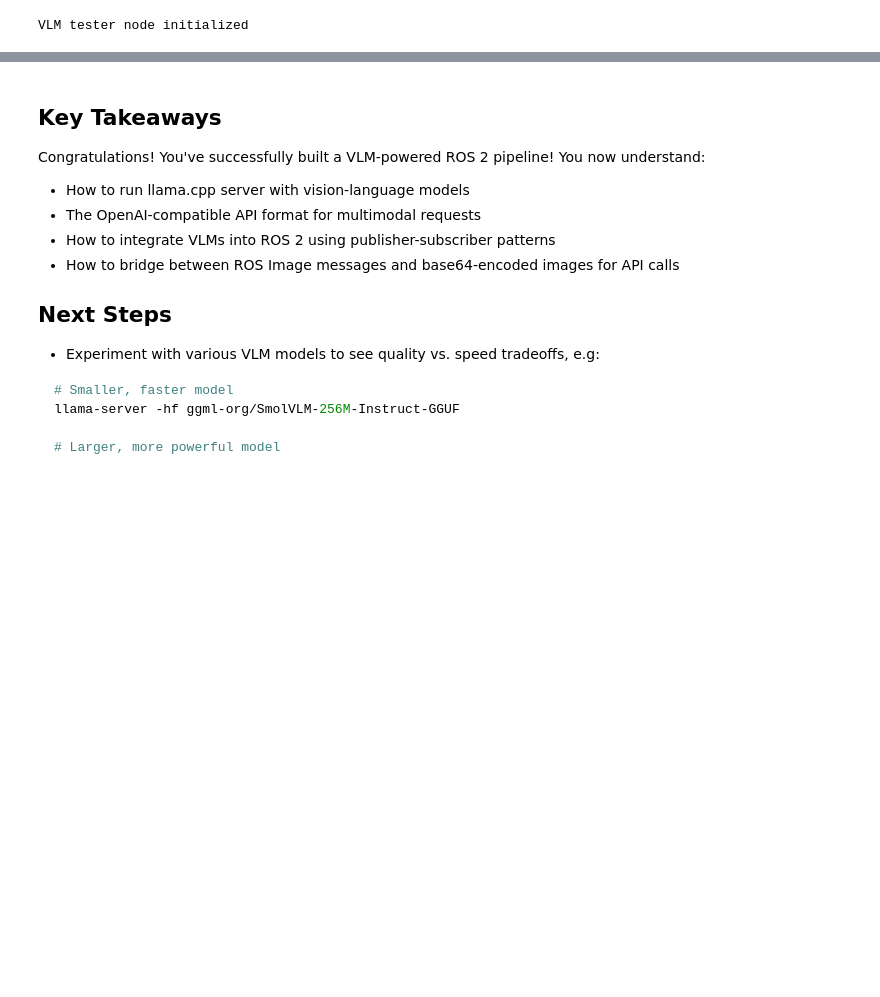
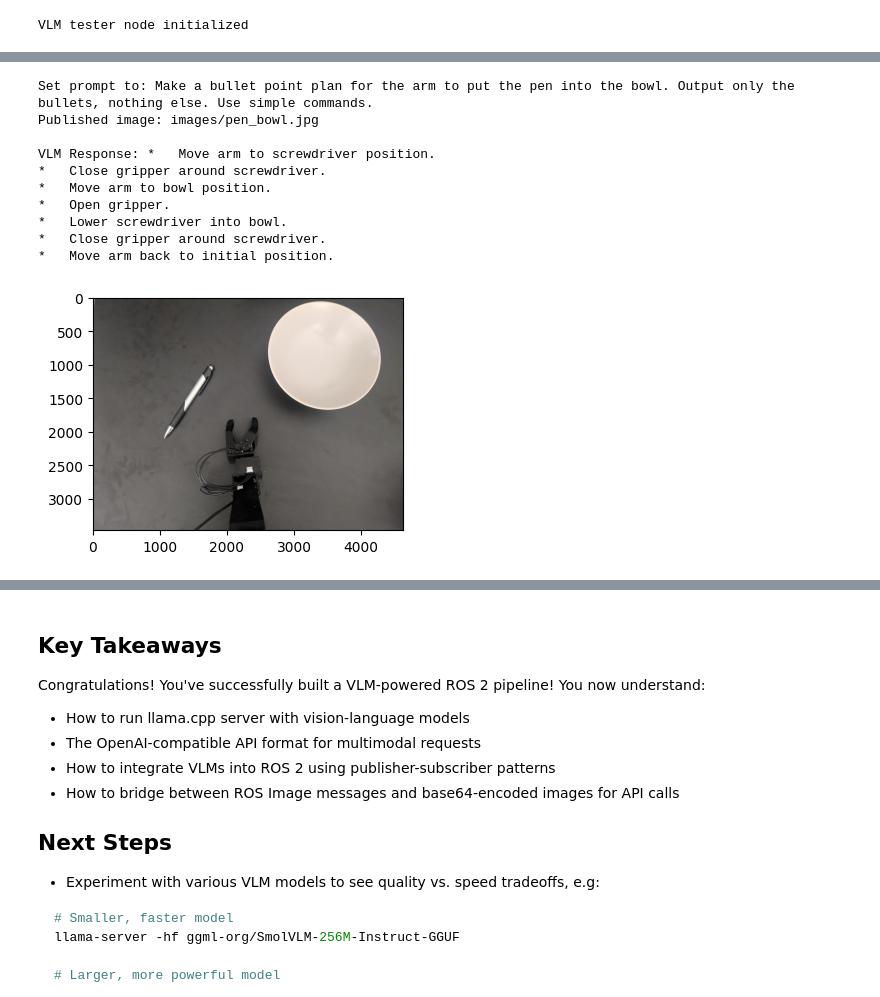
Before and after one commit to skalade/Ryzers, a Jupyter notebook: megadockers/gpu/notebooks/3_vlm_ros_integration.ipynb, the cells around one changed output, grey strips where cells are left out. Cells and saved outputs as stored; diff of their text form; code cells hidden in the pictures; blank space fills up the shorter version.

Commit message:
vlm notebook with robo plans checkpoint

```diff
--- a/megadockers/gpu/notebooks/3_vlm_ros_integration.ipynb
+++ b/megadockers/gpu/notebooks/3_vlm_ros_integration.ipynb
@@ -187,6 +197,7 @@ class VLMTester(Node):
     def __init__(self):
         super().__init__('vlm_tester')
         self.image_pub = self.create_publisher(Image, 'camera/image', 10)
+        self.prompt_pub = self.create_publisher(String, 'vlm/prompt', 10)
         self.response_sub = self.create_subscription(String, 'vlm/response', self.response_callback, 10)
         self.bridge = CvBridge()
         self.latest_response = None
@@ -196,13 +207,22 @@ class VLMTester(Node):
         self.latest_response = msg.data
         print(f"\nVLM Response: {msg.data}\n")
 
-    def publish_test_image(self, image_path):
+    def set_prompt(self, prompt):
+        """Set the prompt for VLM queries"""
+        msg = String()
+        msg.data = prompt
+        self.prompt_pub.publish(msg)
+        print(f"Set prompt to: {prompt}")
+
+    def publish_test_image(self, image_path, prompt=None):
         """Load and publish an image to the camera topic"""
+        # Set prompt if provided
+        if prompt:
+            self.set_prompt(prompt)
+            # Give the service a moment to receive the prompt
+            rclpy.spin_once(self, timeout_sec=0.1)
+
         img = cv2.imread(image_path)
-        if img is None:
-            print(f"Could not load image: {image_path}")
-            return
-
         msg = self.bridge.cv2_to_imgmsg(img, encoding='bgr8')
         self.image_pub.publish(msg)
         print(f"Published image: {image_path}")
@@ -223,13 +243,15 @@ Now we have a complete pipeline running:
 
 Let's publish a test image and see what the VLM responds with:
 # %%
-# Publish a test image
+# Publish a test image with default prompt
+tester.latest_response = None
 tester.publish_test_image('images/lena.jpg')
 
 # Spin to receive responses
-for _ in range(10):  # Wait up to 5 seconds for response - more relevant for large models
+for _ in range(10):  # Wait up to 5 seconds for response
     rclpy.spin_once(tester, timeout_sec=0.5)
     if tester.latest_response:
+        print("Response received!")
         break
 # %% [output]
 Published image: images/lena.jpg
@@ -237,0 +272,26 @@ VLM Response:  A black and white portrait of a young woman, she is wearing a wid
+# %%
+image_path = "images/pen_bowl.jpg"
+img = cv2.imread(image_path)
+fig, ax = plt.subplots(figsize=(4, 4))
+ax.imshow(cv2.cvtColor(img, cv2.COLOR_BGR2RGB))
+
+# Try a different image with a custom prompt
+tester.latest_response = None
+tester.publish_test_image(image_path, prompt="Make a bullet point plan for the arm to put the pen into the bowl. Output only the bullets, nothing else. Use simple commands.")
+
+for _ in range(20):
+    rclpy.spin_once(tester, timeout_sec=0.5)
+    if tester.latest_response:
+        break
+# %% [output]
+Set prompt to: Make a bullet point plan for the arm to put the pen into the bowl. Output only the bullets, nothing else. Use simple commands.
+Published image: images/pen_bowl.jpg
+
+VLM Response: *   Move arm to screwdriver position.
+*   Close gripper around screwdriver.
+*   Move arm to bowl position.
+*   Open gripper.
+*   Lower screwdriver into bowl.
+*   Close gripper around screwdriver.
+*   Move arm back to initial position.
+[figure, added]
```
Also changed, not shown: parts of 10 cells of this notebook, 2 other files.
